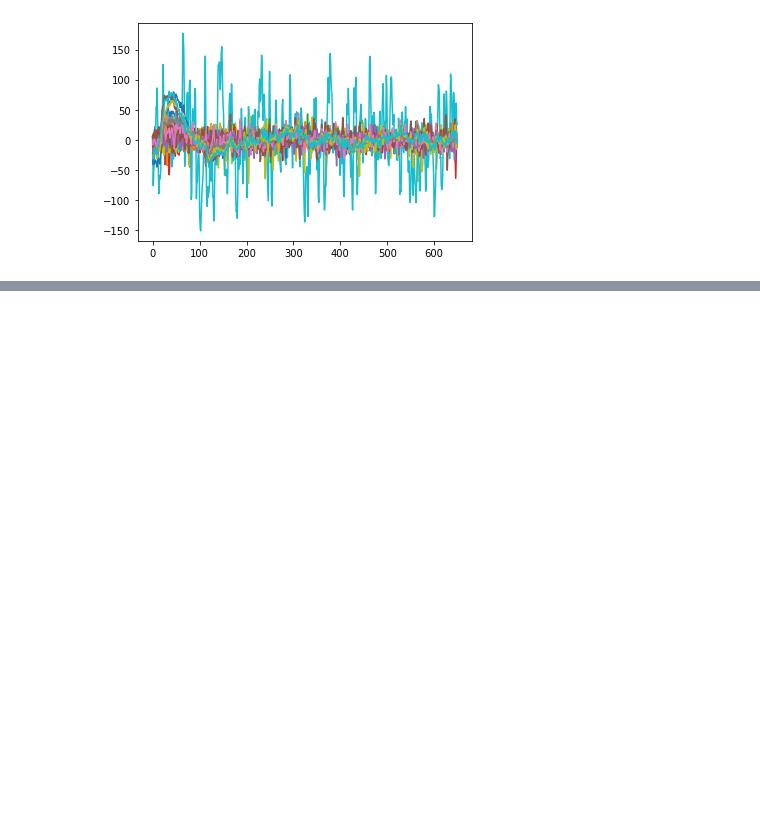
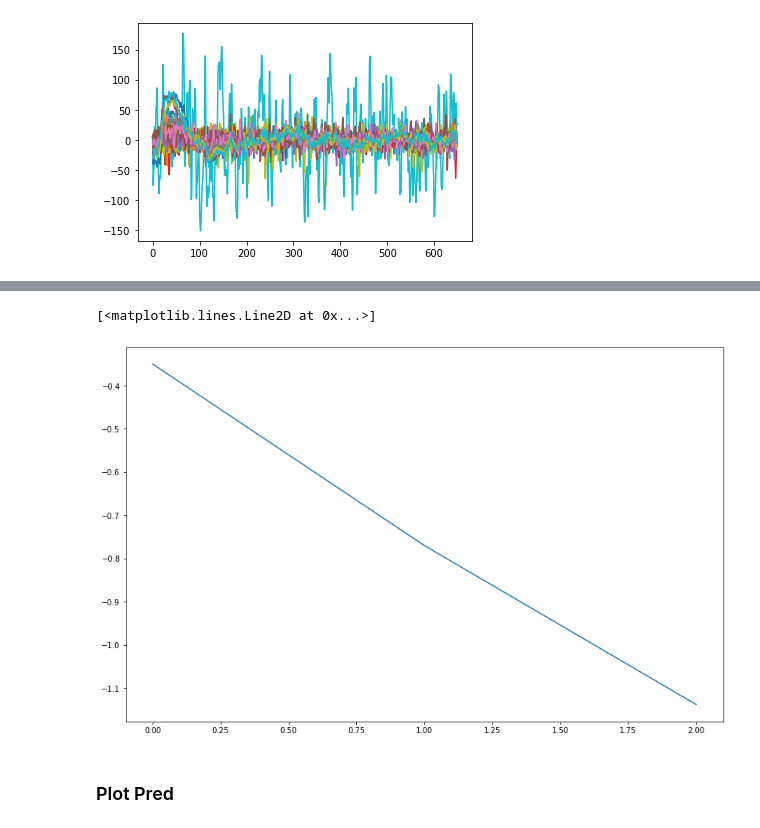
Before and after one commit to MiscellaneousStuff/eeg-stimuli, a Jupyter notebook: main.ipynb, the cells around one changed output, grey strips where cells are left out. Drawn from its saved outputs; the diff is of its cells as text; code cells hidden in the pictures; blank space fills up the shorter version.

```diff
--- a/main.ipynb
+++ b/main.ipynb
@@ -249,0 +468,7 @@ for i in range(62):
+# %%
+plt.plot(np.log(losses))
+# %% [output]
+[<matplotlib.lines.Line2D at 0x...>]
+[figure, added]
+# %% [markdown]
+### Plot Pred
```
Also changed, not shown: parts of 12 cells of this notebook, 1 other file.
